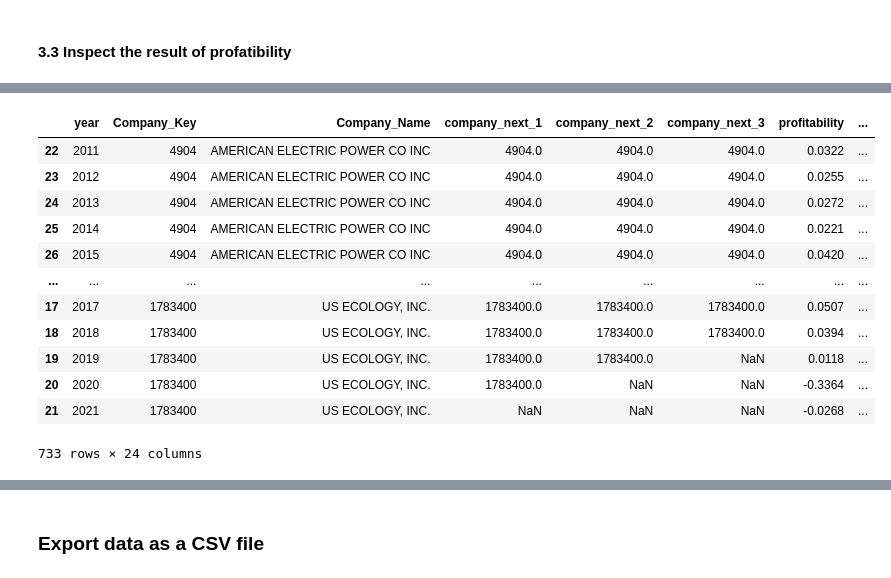
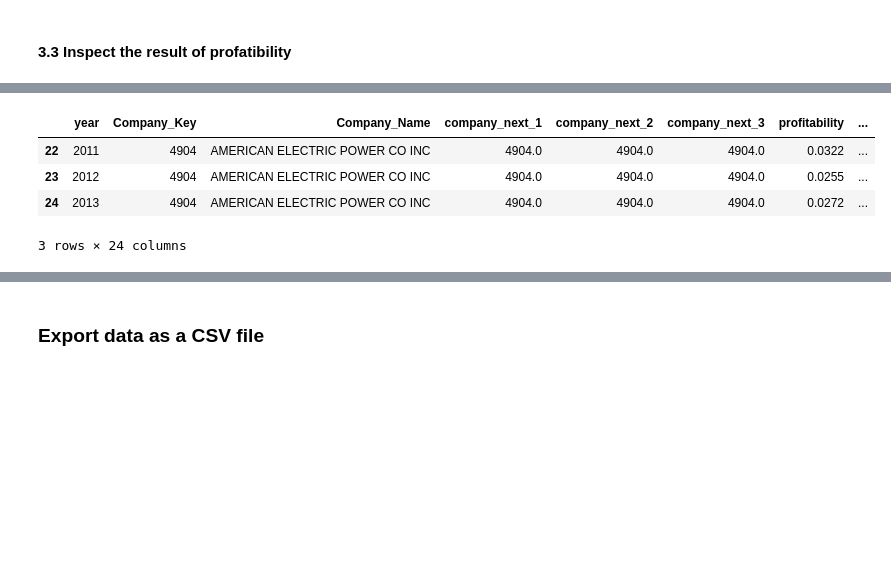
Before and after one commit to chaitanya2593/SPM_G3, a Jupyter notebook: 4_calculate_profitability.ipynb, the cells around one changed output, grey strips where cells are left out. Drawn from its saved outputs; the diff is of its cells as text; code cells hidden in the pictures; blank space fills up the shorter version.

```diff
--- a/4_calculate_profitability.ipynb
+++ b/4_calculate_profitability.ipynb
@@ -331,27 +323,19 @@ df_profitability
 # %%
 # specift the order of the columns
 COLUMNS_ORDER = ["year", "Company_Key",
                  "Company_Name",  "company_next_1","company_next_2", "company_next_3",
                  "profitability", "profitability_next_1", "profitability_next_2", "profitability_next_3",
                  "change_next_1", "change_next_2", "change_next_3"] + financial_columns
 
 # reorder the dataframe
 df_profitability = df_profitability[COLUMNS_ORDER]
-df_profitability
+df_profitability.head(LIMIT)
 # %% [output]
 |  | year | Company_Key | Company_Name | company_next_1 | company_next_2 | company_next_3 | profitability | ... |
 | 22 | 2011 | 4904 | AMERICAN ELECTRIC POWER CO INC | 4904.0 | 4904.0 | 4904.0 | 0.0322 | ... |
 | 23 | 2012 | 4904 | AMERICAN ELECTRIC POWER CO INC | 4904.0 | 4904.0 | 4904.0 | 0.0255 | ... |
 | 24 | 2013 | 4904 | AMERICAN ELECTRIC POWER CO INC | 4904.0 | 4904.0 | 4904.0 | 0.0272 | ... |
-| 25 | 2014 | 4904 | AMERICAN ELECTRIC POWER CO INC | 4904.0 | 4904.0 | 4904.0 | 0.0221 | ... |
-| 26 | 2015 | 4904 | AMERICAN ELECTRIC POWER CO INC | 4904.0 | 4904.0 | 4904.0 | 0.0420 | ... |
-| ... | ... | ... | ... | ... | ... | ... | ... | ... |
-| 17 | 2017 | 1783400 | US ECOLOGY, INC. | 1783400.0 | 1783400.0 | 1783400.0 | 0.0507 | ... |
-| 18 | 2018 | 1783400 | US ECOLOGY, INC. | 1783400.0 | 1783400.0 | 1783400.0 | 0.0394 | ... |
-| 19 | 2019 | 1783400 | US ECOLOGY, INC. | 1783400.0 | 1783400.0 | NaN | 0.0118 | ... |
-| 20 | 2020 | 1783400 | US ECOLOGY, INC. | 1783400.0 | NaN | NaN | -0.3364 | ... |
-| 21 | 2021 | 1783400 | US ECOLOGY, INC. | NaN | NaN | NaN | -0.0268 | ... |
-733 rows × 24 columns
+3 rows × 24 columns
 # %%
 def remove_missing_records(df):
     # define the filters to clear the records that mix up companies after shifing the columns
```
Also changed, not shown: parts of 6 cells of this notebook, 1 other file.
